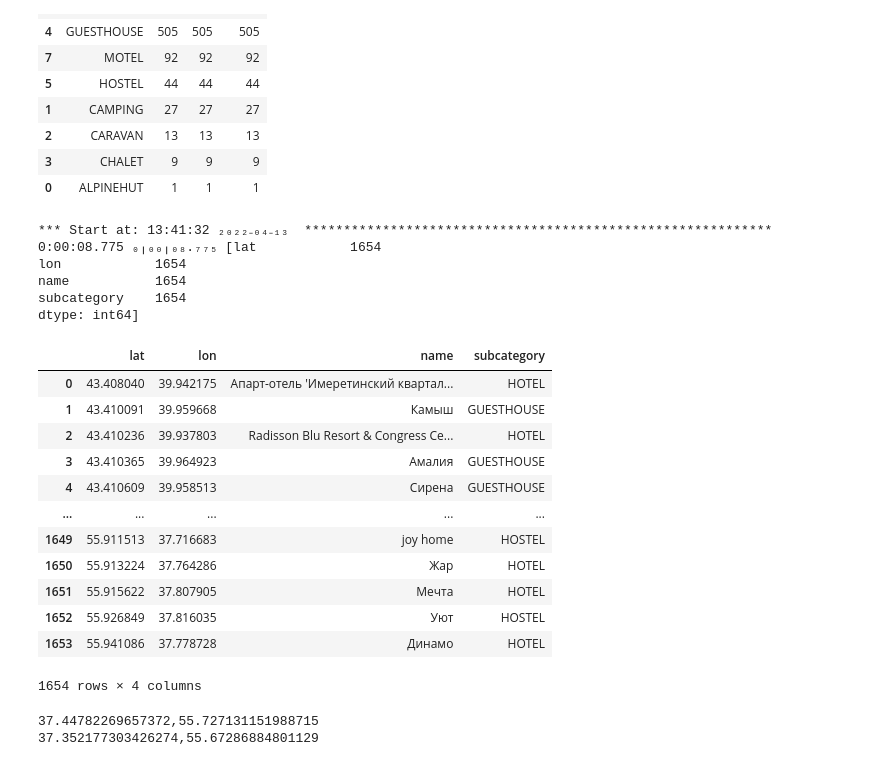
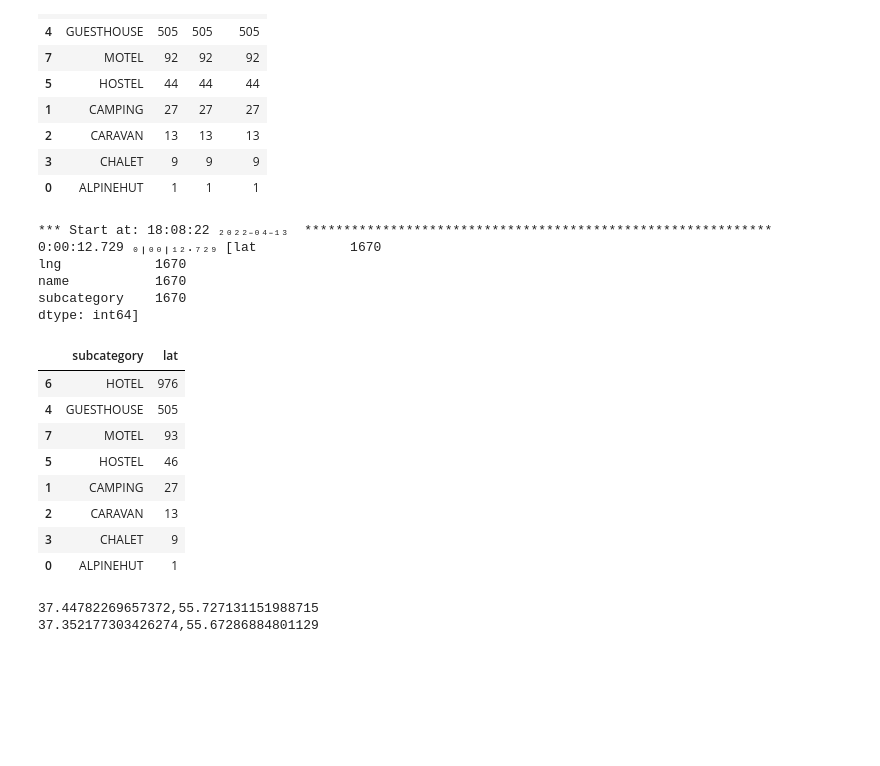
Before and after one commit to codeup1054/jnlab, a Jupyter notebook: 10.POI.ipynb, the cells around one changed output. Saved outputs shown, nothing was run; the diff lists cells and outputs as text; code cells hidden in the pictures; blank space fills up the shorter version.

Commit message:
2022 00.POI add index in load

```diff
--- a/10.POI.ipynb
+++ b/10.POI.ipynb
@@ -62,60 +62,54 @@ disp(dfg)
 tm()
 create_function_geoDistance = '''DROP FUNCTION geodistance(double precision, double precision, double precision);
 
 create or replace function geoDistance(in lat float, in lon float, in dist float,
                                        out lat_min float, out lon_min float,
                                        out lat_max float, out lon_max float
 )
 as 'select
             lat-dist / 110.574 / 1000 as lat_min,
             lon-dist / 111.320 / COS(lat * PI() / 180) / 1000 as lng_min,
             lat+dist / 110.574 / 1000 as lat_max,
             lon+dist / 111.320 / COS(lat * PI() / 180) / 1000 as lng_max
 '
     LANGUAGE SQL;
 '''
 
 select_poi_by_route = '''
-select DISTINCT p.lat, p.lon, p.name, p.subcategory from poi p,
-                         (select  r.lat, r.lng, lat_min, lon_min, lat_max, lon_max
-                         from  route r, geoDistance(r.lat, r.lng, 2000) limit 10000) sh
+select DISTINCT p.lat, p.lng, p.name, p.subcategory from poi p,
+                         (select  r.lat, r.lng, lat_min, lng_min, lat_max, lng_max
+                         from  route r, geoDistance(r.lat, r.lng, 2000) limit 15000) sh
 where p.category = 'ACCOMMODATION'
   and p.lat between lat_min and lat_max
   and p.lat between lat_min and lat_max
-  and p.lon between lon_min and lon_max
-  and p.lon between lon_min and lon_max;'''
+  and p.lng between lng_min and lng_max
+  and p.lng between lng_min and lng_max;'''
 
 
 df = dfr['poi_by_route'] = pd.read_sql(select_poi_by_route, engine)
 
-dfg = df.groupby(['subcategory']).count()
-
-disp[dfg]
+dfg = df.groupby(['subcategory']).count().reset_index().sort_values(['lat'], ascending=False).iloc[:,:2]
 
 
 tm([df.count()])
 
-dfr['poi_by_route']
+disp(dfg)
 # %% [output]
-*** Start at: 13:41:32 ₂₀₂₂₋₀₄₋₁₃  ************************************************************
-0:00:08.775 ₀╷₀₀╷₀₈.₇₇₅ [lat            1654
-lon            1654
-name           1654
-subcategory    1654
+*** Start at: 18:08:22 ₂₀₂₂₋₀₄₋₁₃  ************************************************************
+0:00:12.729 ₀╷₀₀╷₁₂.₇₂₉ [lat            1670
+lng            1670
+name           1670
+subcategory    1670
 dtype: int64]
-|  | lat | lon | name | subcategory |
-| 0 | 43.408040 | 39.942175 | Апарт-отель 'Имеретинский квартал... | HOTEL |
-| 1 | 43.410091 | 39.959668 | Камыш | GUESTHOUSE |
-| 2 | 43.410236 | 39.937803 | Radisson Blu Resort & Congress Ce... | HOTEL |
-| 3 | 43.410365 | 39.964923 | Амалия | GUESTHOUSE |
-| 4 | 43.410609 | 39.958513 | Сирена | GUESTHOUSE |
-| ... | ... | ... | ... | ... |
-| 1649 | 55.911513 | 37.716683 | joy home | HOSTEL |
-| 1650 | 55.913224 | 37.764286 | Жар | HOTEL |
-| 1651 | 55.915622 | 37.807905 | Мечта | HOTEL |
-| 1652 | 55.926849 | 37.816035 | Уют | HOSTEL |
-| 1653 | 55.941086 | 37.778728 | Динамо | HOTEL |
+|  | subcategory | lat |
+| 6 | HOTEL | 976 |
+| 4 | GUESTHOUSE | 505 |
+| 7 | MOTEL | 93 |
+| 5 | HOSTEL | 46 |
+| 1 | CAMPING | 27 |
+| 2 | CARAVAN | 13 |
+| 3 | CHALET | 9 |
+| 0 | ALPINEHUT | 1 |
-1654 rows × 4 columns
 # %%
 #2022-04-05 расчет дистанции
 
```
Also changed, not shown: parts of 10 cells of this notebook.
